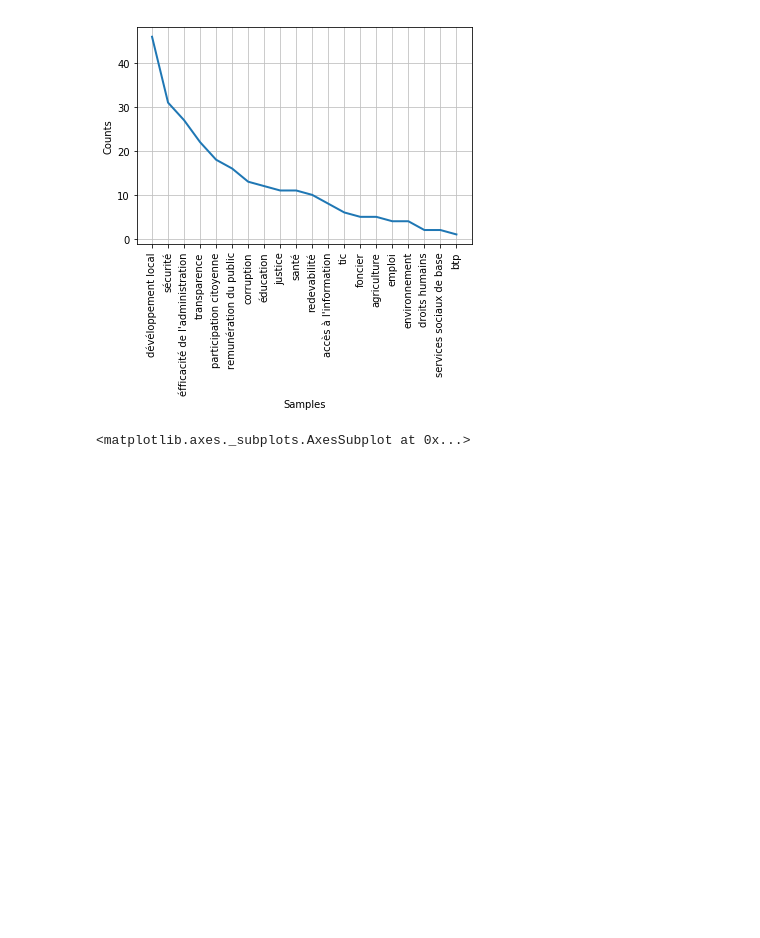
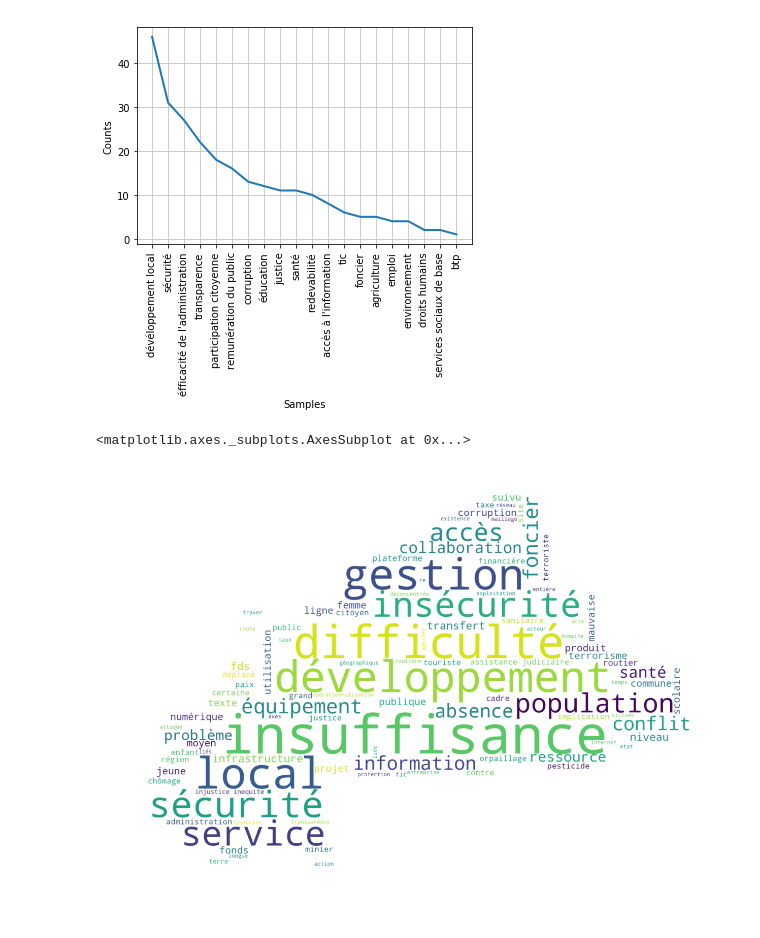
Before and after one commit to lingani/Cocreation-PAN2-Burkina-Faso, a Jupyter notebook: cocreation.ipynb, the cells around one changed output. Cells and saved outputs as stored; diff of their text form; code cells hidden in the pictures; blank space fills up the shorter version.

```diff
--- a/cocreation.ipynb
+++ b/cocreation.ipynb
@@ -302,3 +309,11 @@ freq_domaines.plot(20, cumulative=False)
 # %% [output]
 [figure]
 <matplotlib.axes._subplots.AxesSubplot at 0x...>
+# %%
+#########################################################################
+## 3 - Analyse des domaines des problèmes et solutions (offline + online)
+#########################################################################
+texte_problemes = texte_problemes_online + " " + texte_problemes_offline
+makeImage(texte_problemes.decode("utf-8")) # un-comment to see the wordcloud for problems
+# %% [output]
+[figure, added]
```
Also changed, not shown: parts of 17 cells of this notebook.
